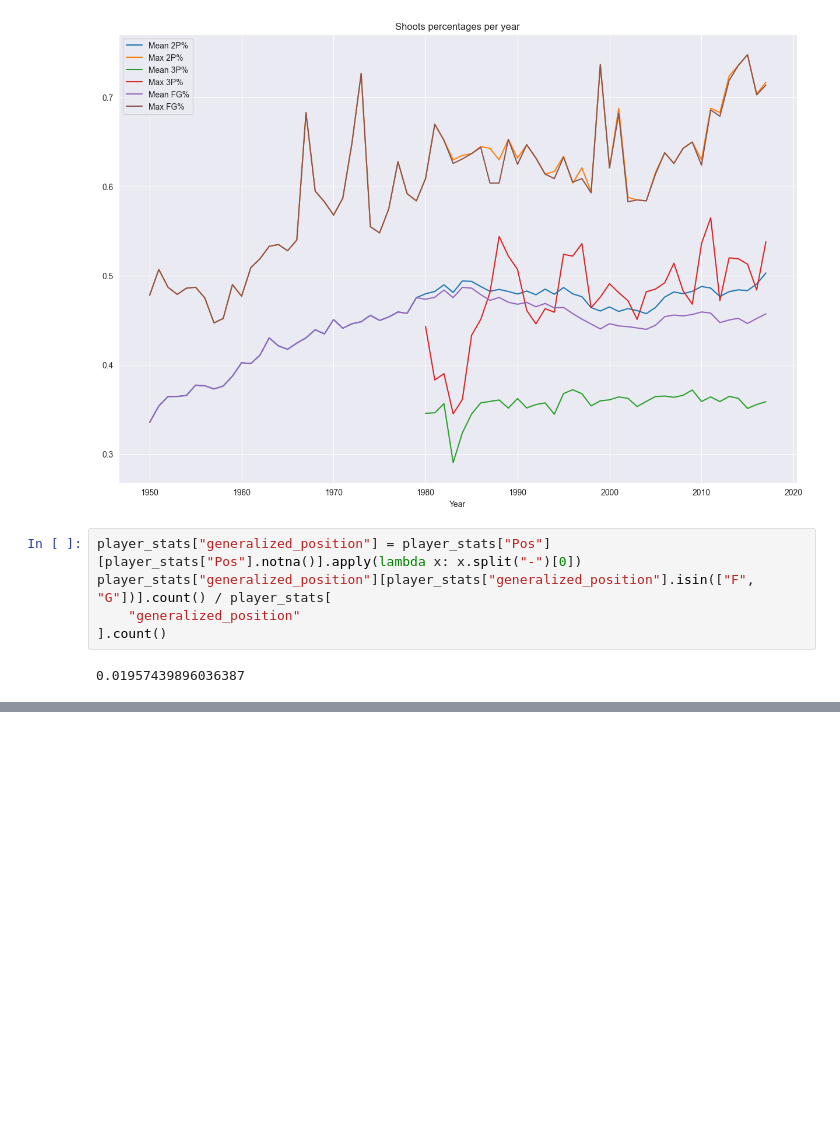
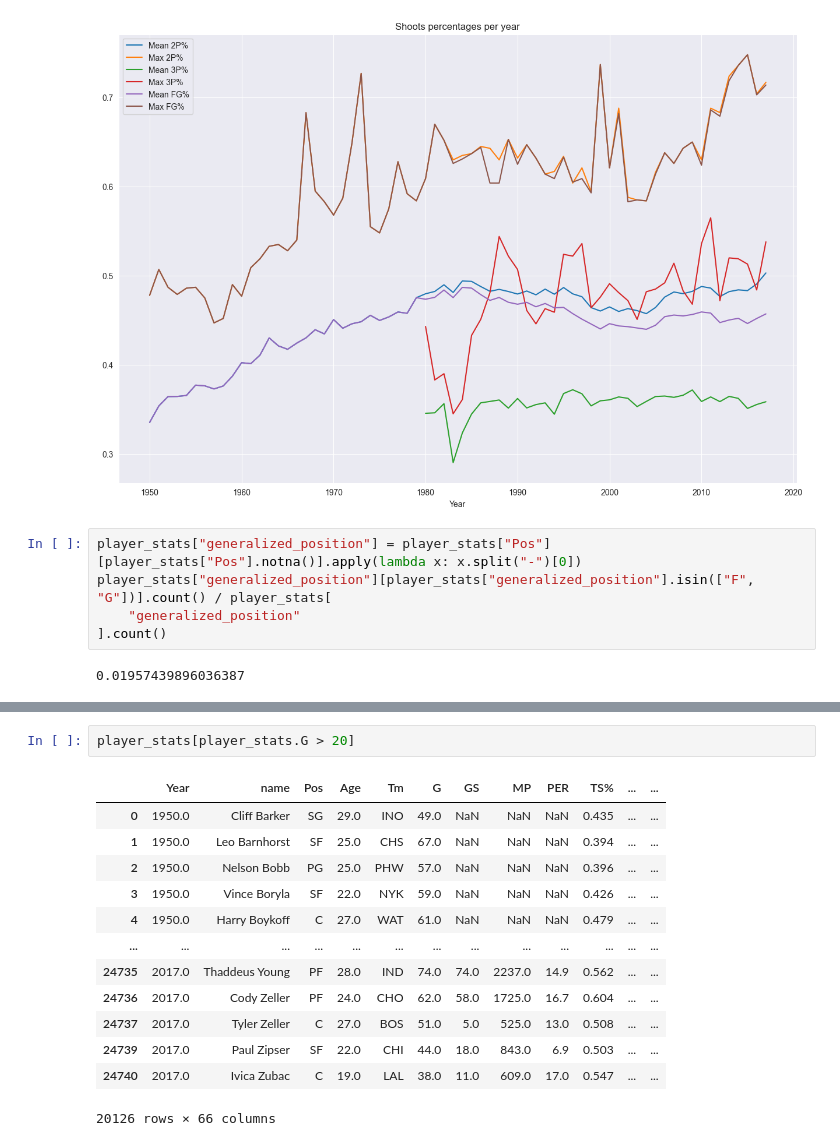
Before and after one commit to amediantsev/ml_course, a Jupyter notebook: src/notebooks/visualization_hw.ipynb, the cells around one changed output, grey strips where cells are left out. Cells and saved outputs as stored; diff of their text form; blank space fills up the shorter version.

```diff
--- a/src/notebooks/visualization_hw.ipynb
+++ b/src/notebooks/visualization_hw.ipynb
@@ -243,0 +252,16 @@ plt.show()
+# %%
+player_stats[player_stats.G > 20]
+# %% [output]
+|  | Year | name | Pos | Age | Tm | G | GS | MP | PER | TS% | ... | ... |
+| 0 | 1950.0 | Cliff Barker | SG | 29.0 | INO | 49.0 | NaN | NaN | NaN | 0.435 | ... | ... |
+| 1 | 1950.0 | Leo Barnhorst | SF | 25.0 | CHS | 67.0 | NaN | NaN | NaN | 0.394 | ... | ... |
+| 2 | 1950.0 | Nelson Bobb | PG | 25.0 | PHW | 57.0 | NaN | NaN | NaN | 0.396 | ... | ... |
+| 3 | 1950.0 | Vince Boryla | SF | 22.0 | NYK | 59.0 | NaN | NaN | NaN | 0.426 | ... | ... |
+| 4 | 1950.0 | Harry Boykoff | C | 27.0 | WAT | 61.0 | NaN | NaN | NaN | 0.479 | ... | ... |
+| ... | ... | ... | ... | ... | ... | ... | ... | ... | ... | ... | ... | ... |
+| 24735 | 2017.0 | Thaddeus Young | PF | 28.0 | IND | 74.0 | 74.0 | 2237.0 | 14.9 | 0.562 | ... | ... |
+| 24736 | 2017.0 | Cody Zeller | PF | 24.0 | CHO | 62.0 | 58.0 | 1725.0 | 16.7 | 0.604 | ... | ... |
+| 24737 | 2017.0 | Tyler Zeller | C | 27.0 | BOS | 51.0 | 5.0 | 525.0 | 13.0 | 0.508 | ... | ... |
+| 24739 | 2017.0 | Paul Zipser | SF | 22.0 | CHI | 44.0 | 18.0 | 843.0 | 6.9 | 0.503 | ... | ... |
+| 24740 | 2017.0 | Ivica Zubac | C | 19.0 | LAL | 38.0 | 11.0 | 609.0 | 17.0 | 0.547 | ... | ... |
+20126 rows × 66 columns
```
Also changed, not shown: parts of 5 cells of this notebook.
